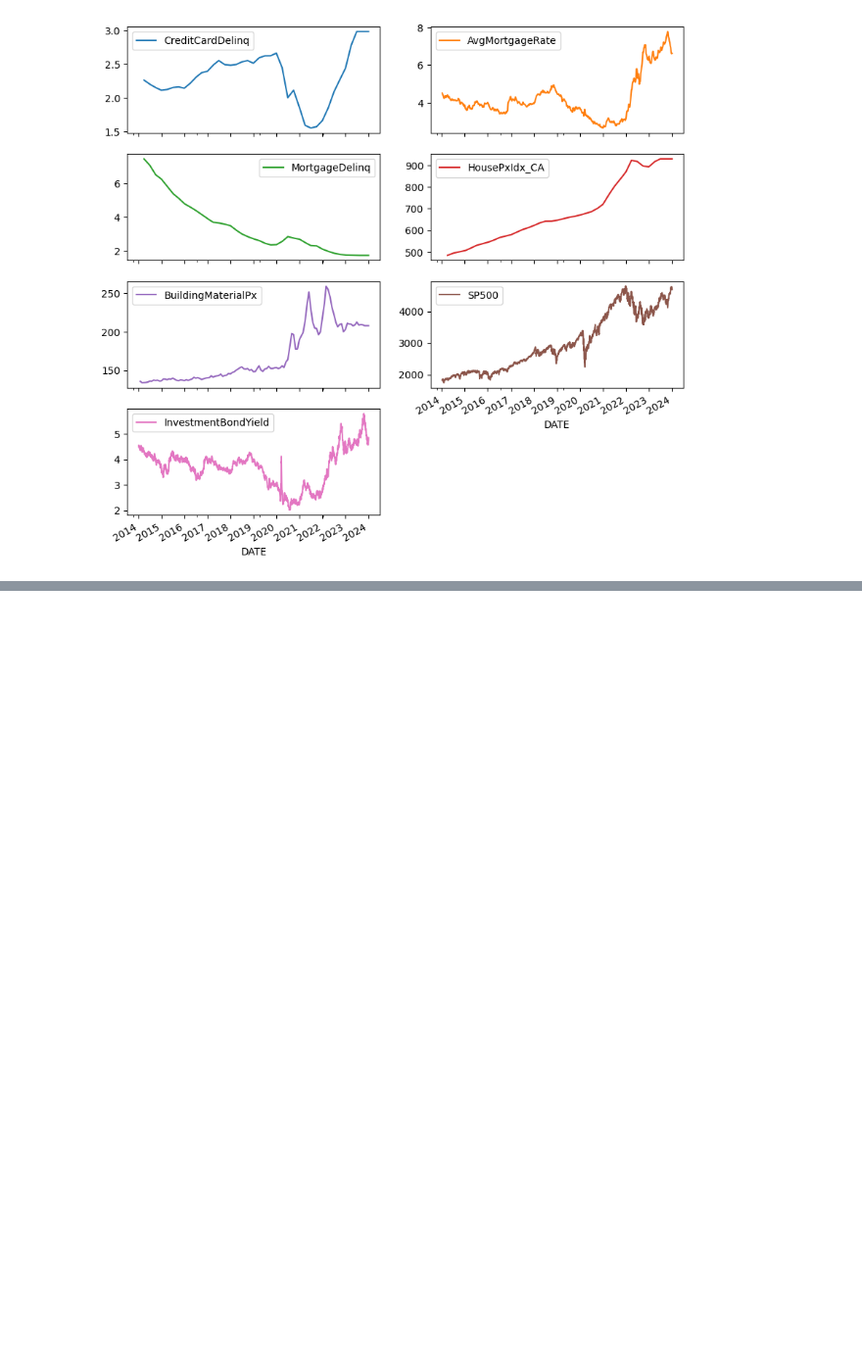
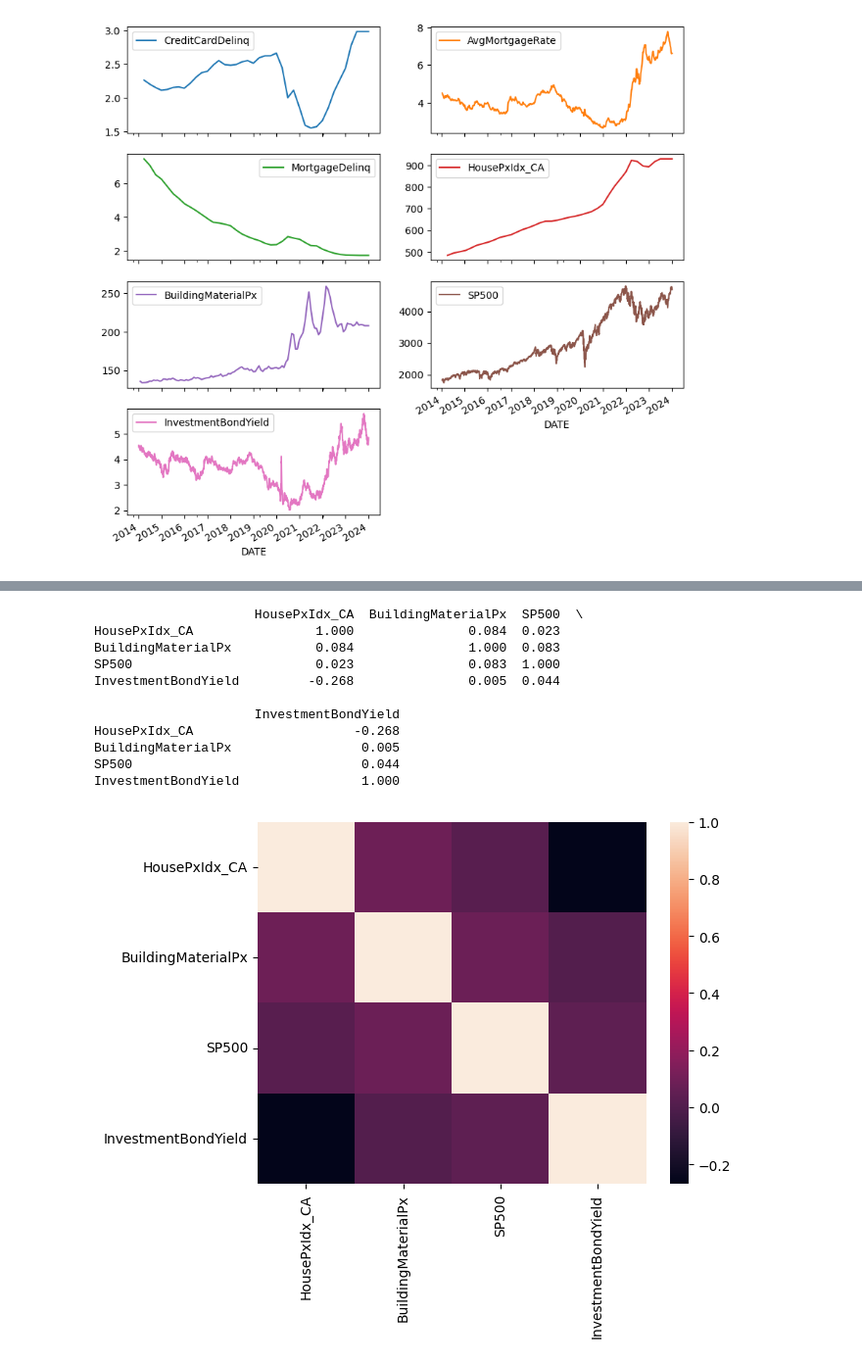
Before and after one commit to GiftChimangeni/wqu_GWP_MScFE_600, a Jupyter notebook: data_analysis_FinancialData_GWP1.ipynb, the cells around one changed output, grey strips where cells are left out. Shown: that part at 98% size. Drawn from its saved outputs; the diff is of its cells as text; code cells hidden in the pictures; blank space fills up the shorter version.

Commit message:
calculate returns and correlation

```diff
--- a/data_analysis_FinancialData_GWP1.ipynb
+++ b/data_analysis_FinancialData_GWP1.ipynb
@@ -73,3 +74,9 @@ df_interpolated = df.interpolate('index')
 df_interpolated.plot(subplots=True, layout=(4,2), figsize=(10,10));
 # %% [output]
 [figure]
+# %%
+# The below columns have date indices on the first of the month, which may not be a business day.
+# We bump their index to the next business day to better align their valid dates to those of other series (e.g. sp500).
+for feature in ['BuildingMaterialPx', 'HousePxIdx_CA', 'MortgageDelinq', 'CreditCardDelinq']:
+    clean_series = df[feature].dropna()
+    df[feature] = pd.Series(clean_series.values, index=[d + BDay(0) for d in clean_series.index])
@@ -75,0 +93,7 @@ df_interpolated.plot(subplots=True, layout=(4,2), figsize=(10,10));
+# %%
+df_returns = pd.DataFrame(index=df.index)
+for c in df.columns:
+    col_series = df[c].dropna()
+    df_returns[c] = np.log(col_series)-np.log(col_series.shift(1))
+df_returns = df_returns.iloc[1:]
+df_returns.describe()
@@ -75,0 +135,17 @@ df_interpolated.plot(subplots=True, layout=(4,2), figsize=(10,10));
+# %%
+corr_matrix = df_returns[['HousePxIdx_CA', 'BuildingMaterialPx', 'SP500', 'InvestmentBondYield']].corr().round(3)
+print(corr_matrix)
+sns.heatmap(corr_matrix);
+# %% [output]
+                     HousePxIdx_CA  BuildingMaterialPx  SP500  \
+HousePxIdx_CA                1.000               0.084  0.023
+BuildingMaterialPx           0.084               1.000  0.083
+SP500                        0.023               0.083  1.000
+InvestmentBondYield         -0.268               0.005  0.044
+
+                     InvestmentBondYield
+HousePxIdx_CA                     -0.268
+BuildingMaterialPx                 0.005
+SP500                              0.044
+InvestmentBondYield                1.000
+[figure, added]
```
Also changed, not shown: parts of 7 cells of this notebook.
